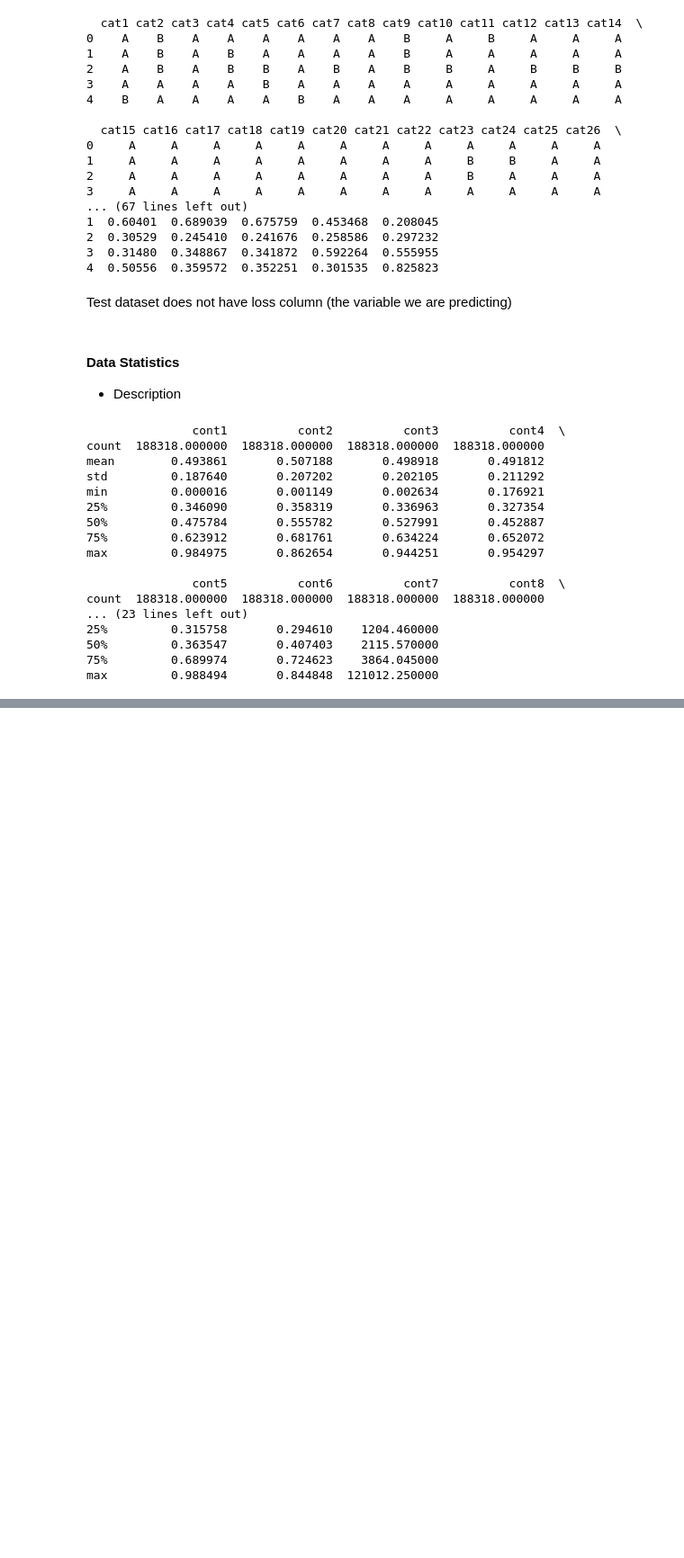
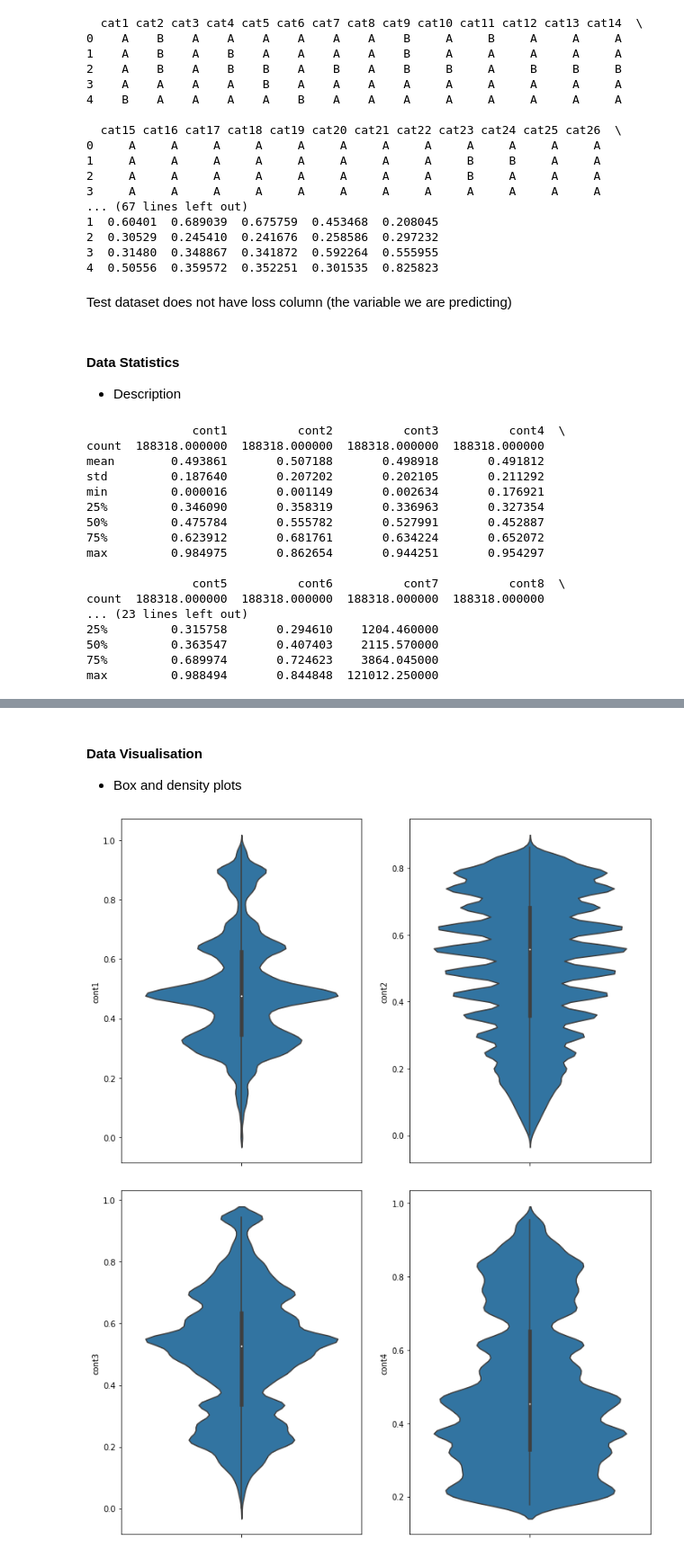
Before and after one commit to wkhosa-wizro/www.kaggle.com-learn, a Jupyter notebook: notebooks/exploratory-study-on-ml-algorithms/exploratory-study-on-ml-algorithms.ipynb, the cells around one changed output, grey strips where cells are left out. Shown at 90% size. Cells and saved outputs as stored; diff of their text form; code cells hidden in the pictures; blank space fills up the shorter version.

Commit message:
visualisation ploting violingplots

```diff
--- a/notebooks/exploratory-study-on-ml-algorithms/exploratory-study-on-ml-algorithms.ipynb
+++ b/notebooks/exploratory-study-on-ml-algorithms/exploratory-study-on-ml-algorithms.ipynb
@@ -187,0 +205,36 @@ NameError: name 'Skew' is not defined
+# %% [markdown]
+#### Data Visualisation
+- Box and density plots
+# %%
+# We will visualize all the continuous attributes using Violin Plot - a combination of box and density plots
+import numpy
+import seaborn as sns
+import matplotlib.pyplot as plt
+
+# range of features considered
+split = 116
+
+# number of features considered
+size = 15
+
+# dataframe with only continuous feautures
+# all rows will be included and all columns from 116
+# split to the end
+cont_data = train_data.iloc[:,split:]
+
+# list of all columns names
+cont_cols = cont_data.columns
+
+# Plot violin for all continuous variables
+# (14 of them) in a 7x2 grid
+
+n_cols = 2
+n_rows = 7
+
+for i in range(n_rows):
+    fg, ax = plt.subplots(nrows=1, ncols=n_cols, figsize=(12,8))
+    for j in range(n_cols):
+        sns.violinplot(y=cont_cols[i * n_cols + j], data=cont_data,ax=ax[j])
+# %% [output]
+[figure, added]
+[figure, added]
```
Also changed, not shown: parts of 4 cells of this notebook.
